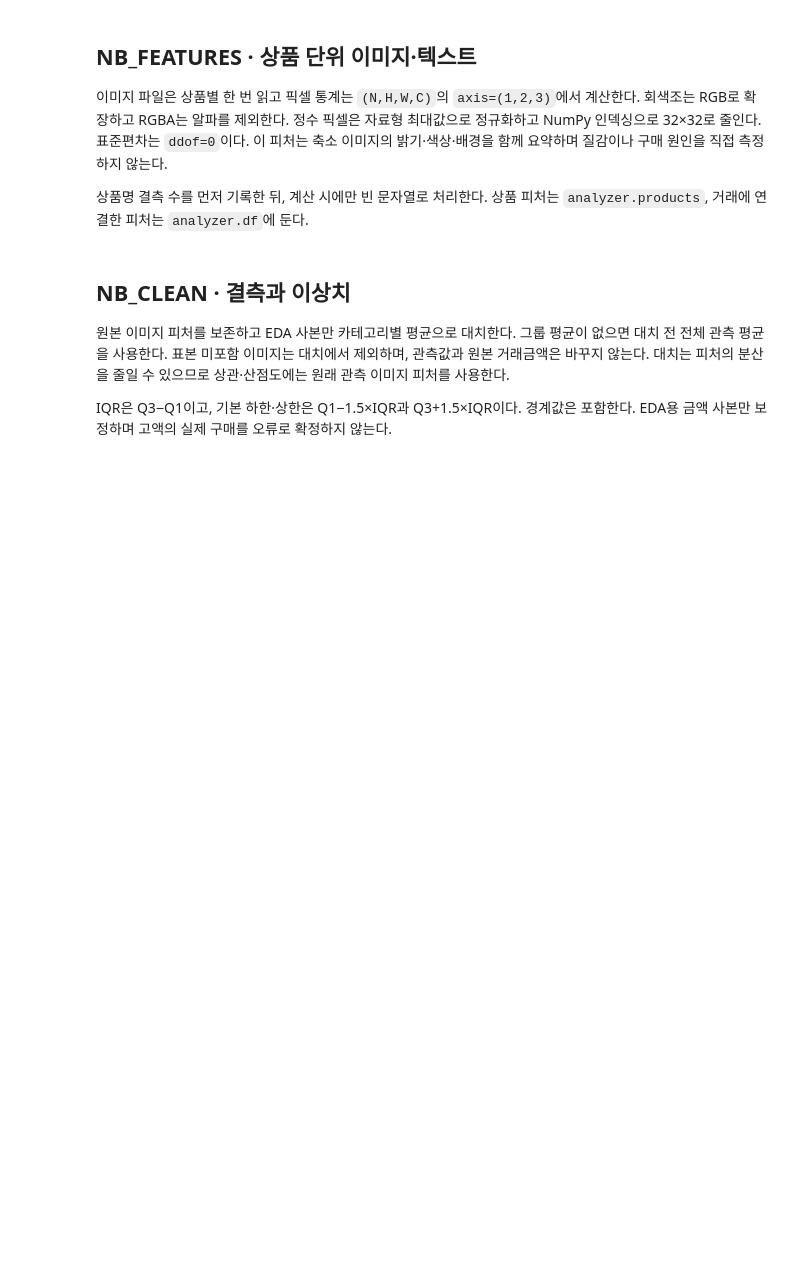
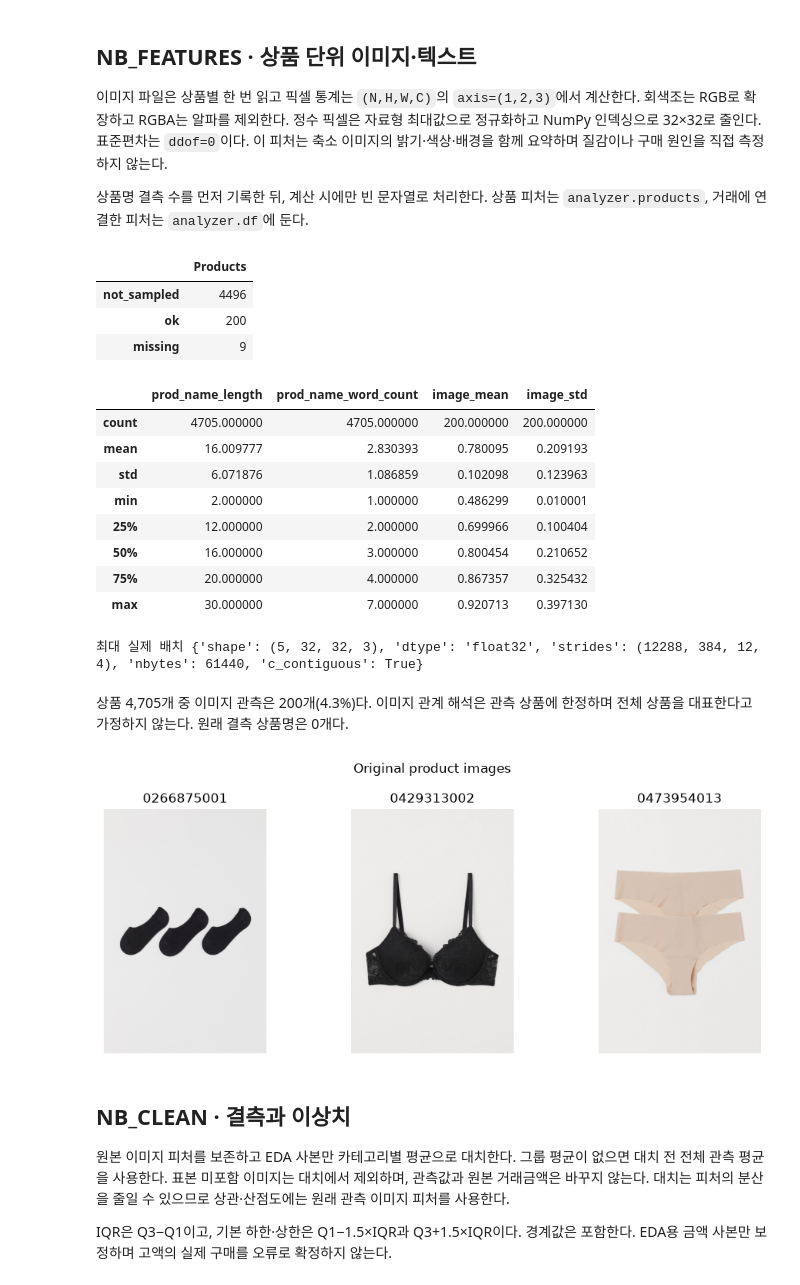
Before and after one commit to ntt65/A1_1, a Jupyter notebook: notebooks/analysis_report.ipynb, the cells around one changed output. Cells and saved outputs as stored; diff of their text form; code cells hidden in the pictures; blank space fills up the shorter version.

```diff
--- a/notebooks/analysis_report.ipynb
+++ b/notebooks/analysis_report.ipynb
@@ -16,6 +16,8 @@ import pandas as pd
 import matplotlib
 import matplotlib.pyplot as plt
 import seaborn as sns
+pd.set_option("display.max_columns", None)
+pd.set_option("display.max_colwidth", None)
 from IPython.display import display, Markdown
 
 ROOT = Path.cwd()
@@ -73,22 +116,52 @@ display(Markdown(f"유효 거래 {len(analyzer.df):,}행, 조인 후 {joined_col
 # %%
 missing_product_names = int(analyzer.products.prod_name.isna().sum())
 analyzer.extract_text_features("prod_name")
 analyzer.extract_image_features(image_dir=DATA / "images", image_size=SETTINGS["image_size"], batch_size=SETTINGS["batch_size"])
 products = analyzer.products.copy()
 statuses = products.image_status.value_counts().to_dict()
 assert statuses.get("ok", 0) == manifest["sampled_images"]
 assert statuses.get("missing", 0) == manifest["matched_products_without_images"]
 assert statuses.get("not_sampled", 0) == manifest["products_with_images_outside_image_sample"]
 assert products.loc[products.image_status != "ok", ["image_mean", "image_std"]].isna().all().all()
 display(pd.Series(statuses, name="Products").to_frame())
 display(products[["prod_name_length", "prod_name_word_count", "image_mean", "image_std"]].describe())
 print("최대 실제 배치", analyzer.image_batch_info)
 display(Markdown(f"상품 {len(products):,}개 중 이미지 관측은 {statuses.get('ok',0):,}개({statuses.get('ok',0)/len(products):.1%})다. 이미지 관계 해석은 관측 상품에 한정하며 전체 상품을 대표한다고 가정하지 않는다. 원래 결측 상품명은 {missing_product_names}개다."))
 fixture = DataAnalyzer("fixture.csv")
 fixture.df = pd.DataFrame({"prod_name": ["Blue cotton shirt"], "image": [np.array([[0,0],[1,1]], dtype=np.float32)]})
 fixture.extract_text_features("prod_name"); fixture.extract_image_features("image")
 assert fixture.df.prod_name_length.iloc[0] == 17 and fixture.df.prod_name_word_count.iloc[0] == 3
 np.testing.assert_allclose(fixture.df[["image_mean", "image_std"]].to_numpy(), .5)
+# 실제 원본 상품 이미지와 상품 ID를 평가자가 확인할 수 있도록 표시한다.
+from matplotlib.image import imread
+examples = products.loc[products.image_status == "ok"].head(3)
+image_figure, image_axes = plt.subplots(1, len(examples), figsize=(10, 4), squeeze=False)
+for axis, article_id in zip(image_axes.flat, examples.article_id):
+    article_id = str(article_id)
+    axis.imshow(imread(DATA / "images" / article_id[:3] / (article_id + ".jpg")))
+    axis.set_title(article_id)
+    axis.axis("off")
+image_figure.suptitle("Original product images")
+image_figure.tight_layout()
+display(image_figure)
+plt.close(image_figure)
+# %% [output]
+|  | Products |
+| not_sampled | 4496 |
+| ok | 200 |
+| missing | 9 |
+|  | prod_name_length | prod_name_word_count | image_mean | image_std |
+| count | 4705.000000 | 4705.000000 | 200.000000 | 200.000000 |
+| mean | 16.009777 | 2.830393 | 0.780095 | 0.209193 |
+| std | 6.071876 | 1.086859 | 0.102098 | 0.123963 |
+| min | 2.000000 | 1.000000 | 0.486299 | 0.010001 |
+| 25% | 12.000000 | 2.000000 | 0.699966 | 0.100404 |
+| 50% | 16.000000 | 3.000000 | 0.800454 | 0.210652 |
+| 75% | 20.000000 | 4.000000 | 0.867357 | 0.325432 |
+| max | 30.000000 | 7.000000 | 0.920713 | 0.397130 |
+최대 실제 배치 {'shape': (5, 32, 32, 3), 'dtype': 'float32', 'strides': (12288, 384, 12, 4), 'nbytes': 61440, 'c_contiguous': True}
+상품 4,705개 중 이미지 관측은 200개(4.3%)다. 이미지 관계 해석은 관측 상품에 한정하며 전체 상품을 대표한다고 가정하지 않는다. 원래 결측 상품명은 0개다.
+[figure, added]
 # %% [markdown]
 ## NB_CLEAN · 결측과 이상치
 
```
Also changed, not shown: parts of 10 cells of this notebook, 20 other files.
